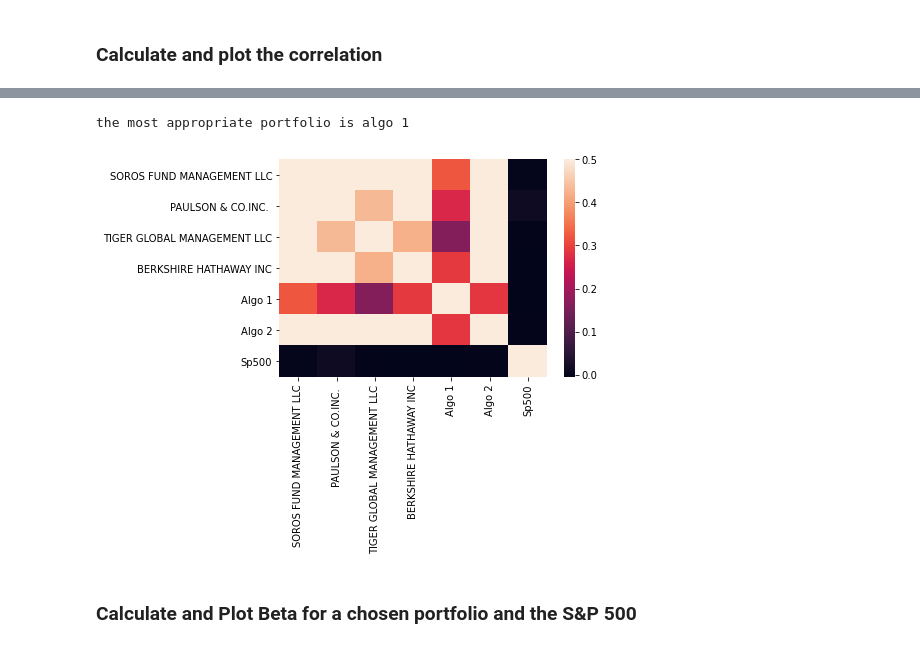
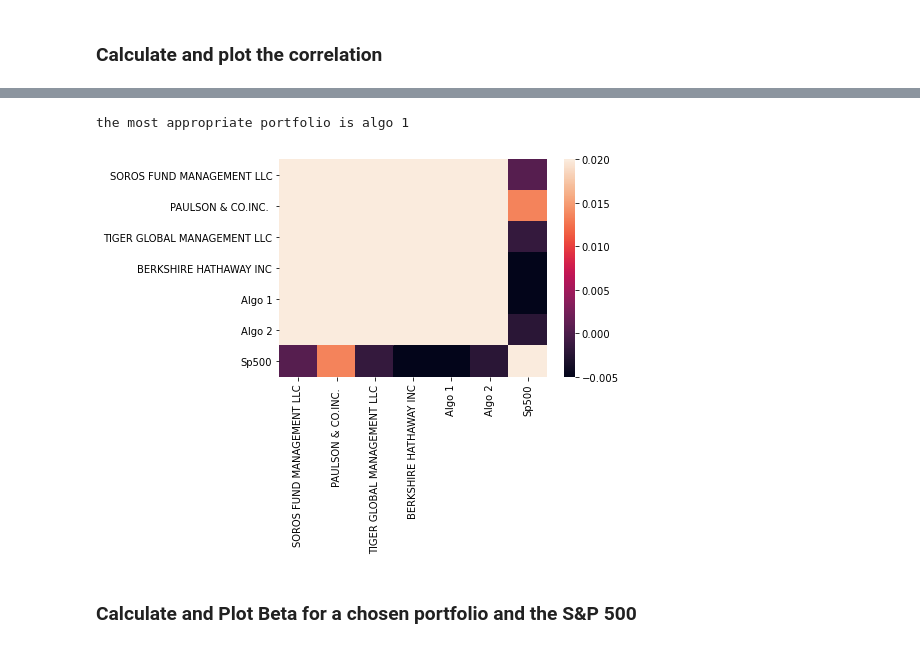
Before and after one commit to pysouzhny/python-homework, a Jupyter notebook: whale_analysis/Starter_Code/whale_analysis.ipynb, the cells around one changed output, grey strips where cells are left out. Cells and saved outputs as stored; diff of their text form; code cells hidden in the pictures.

```diff
--- a/whale_analysis/Starter_Code/whale_analysis.ipynb
+++ b/whale_analysis/Starter_Code/whale_analysis.ipynb
@@ -316,11 +332,11 @@ combined_corr
 | Algo 2 | 0.826730 | 0.678085 | 0.507160 | 0.687756 | 0.287852 | 1.000000 | ... |
 | Sp500 | 0.000574 | 0.013549 | -0.001505 | -0.013856 | -0.033963 | -0.002192 | ... |
 # %%
-sns.heatmap(combined_corr,vmin=-.005,vmax=.5)
+sns.heatmap(combined_corr,vmin=-.005,vmax=.02)
 print(f'the most appropriate portfolio is algo 1')
 # %% [output]
 the most appropriate portfolio is algo 1
-[figure, old version]
+[figure, new version]
 # %% [markdown]
 ### Calculate and Plot Beta for a chosen portfolio and the S&P 500
 # %%
```
Also changed, not shown: parts of 1 cell of this notebook.
